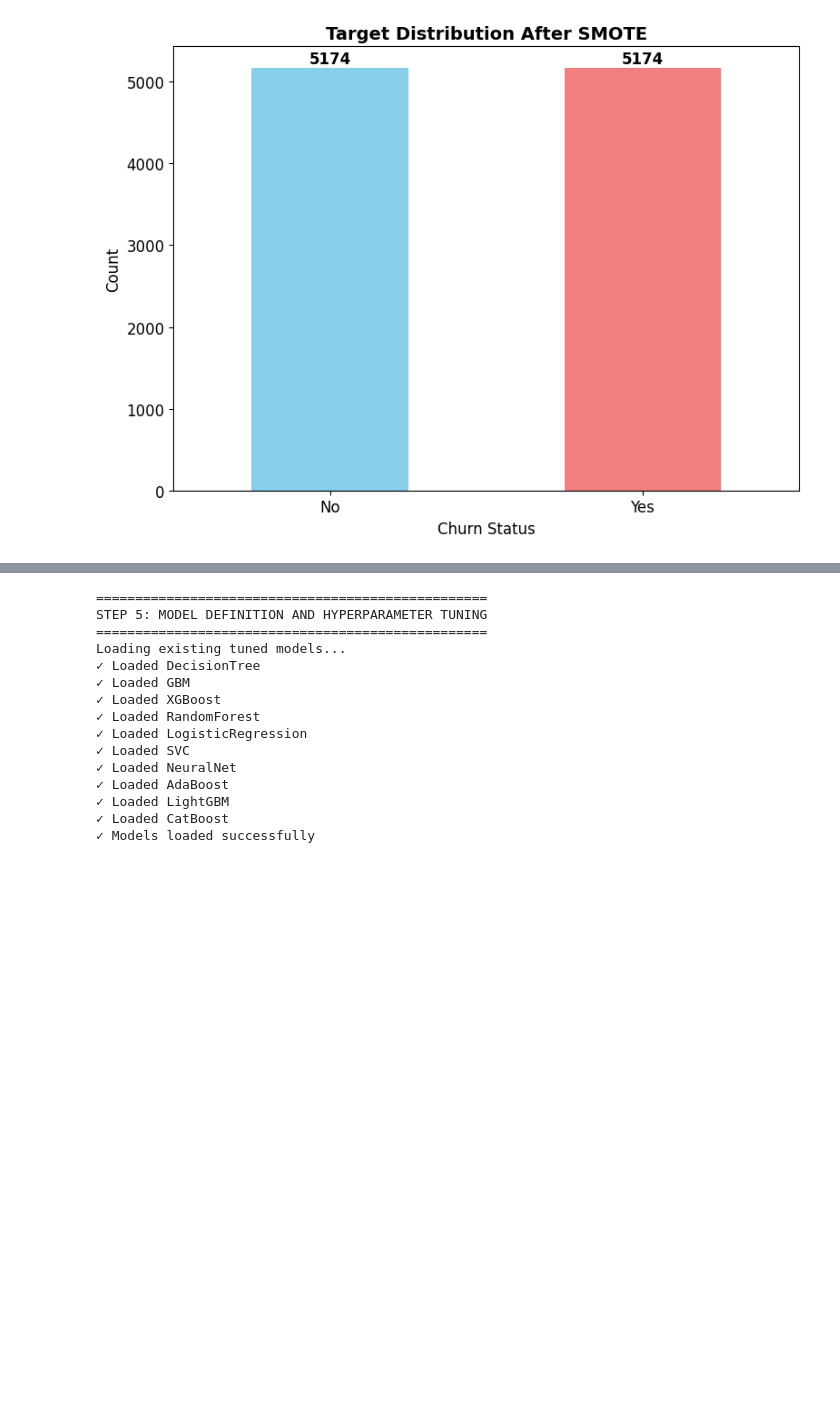
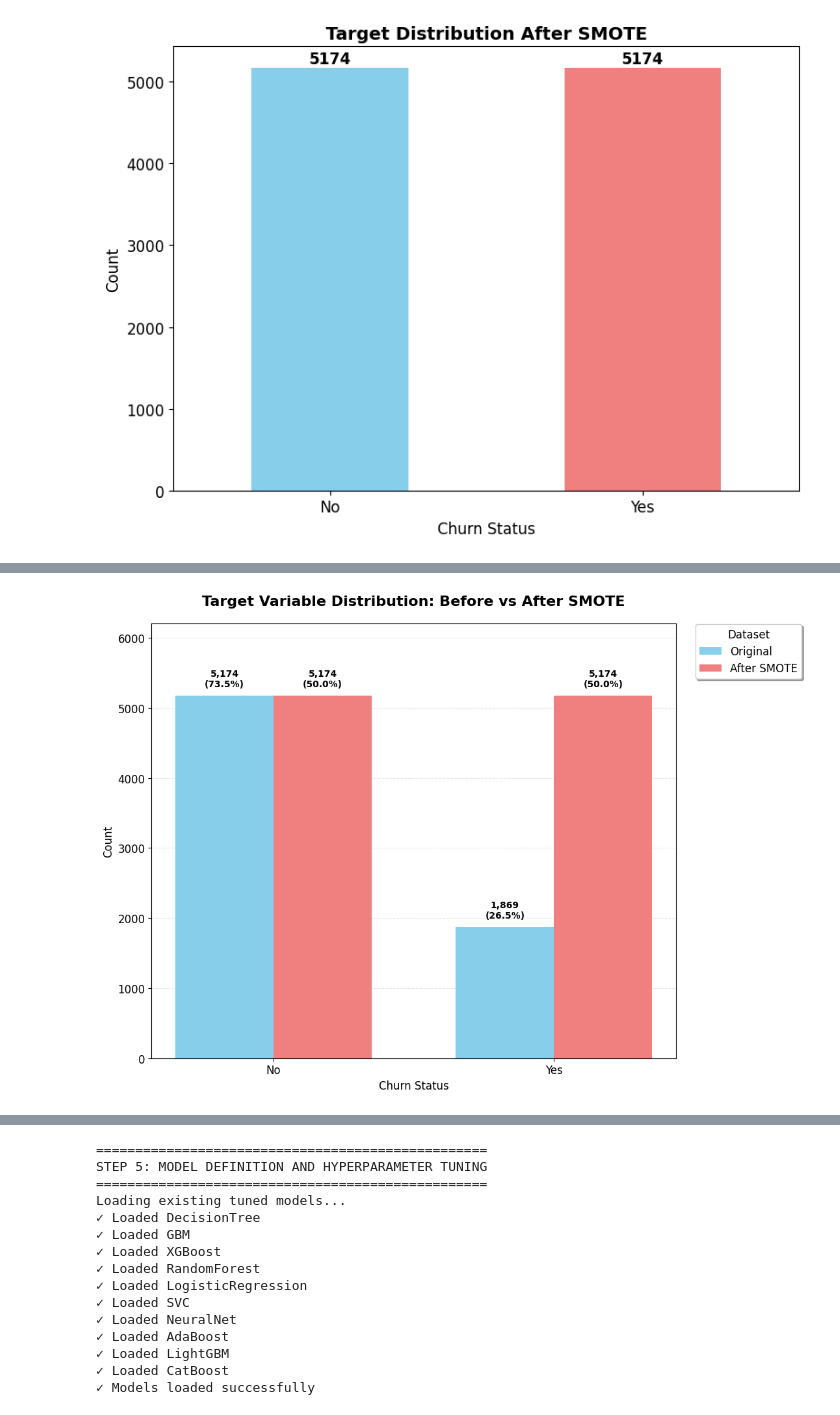
Before and after one commit to koriebruh/CHURN-JOURNAL, a Jupyter notebook: wwwNofel.ipynb, the cells around one changed output, grey strips where cells are left out. Cells and saved outputs as stored; diff of their text form; code cells hidden in the pictures; blank space fills up the shorter version.

```diff
--- a/wwwNofel.ipynb
+++ b/wwwNofel.ipynb
@@ -414,3 +461,97 @@ Target Variable Distribution After SMOTE:
 - No: 5174 (50.00%)
 - Yes: 5174 (50.00%)
 [figure]
+# %%
+# === STEP 4.4: COMPARISON BEFORE AND AFTER SMOTE ===
+print("\n" + "="*50)
+print("STEP 4.4: COMPARISON BEFORE AND AFTER SMOTE")
+print("="*50)
+
+# Hitung distribusi sebelum SMOTE
+original_target_dist = df['Churn'].value_counts()
+original_counts = original_target_dist.reindex(['No', 'Yes']).fillna(0)
+
+# Hitung distribusi setelah SMOTE
+y_res_labels = pd.Series(['No' if x == 0 else 'Yes' for x in y_res])
+smote_target_dist = y_res_labels.value_counts()
+smote_counts = smote_target_dist.reindex(['No', 'Yes']).fillna(0)
+
+# Gabungkan dalam satu DataFrame
+comparison_df = pd.DataFrame({
+    'Original': original_counts,
+    'After SMOTE': smote_counts
+})
+
+# Hitung persentase untuk setiap dataset
+original_percentages = (original_counts / original_counts.sum()) * 100
+smote_percentages = (smote_counts / smote_counts.sum()) * 100
+
+# Visualisasi side-by-side bar plot
+import matplotlib.pyplot as plt
+
+bar_width = 0.35
+index = range(len(comparison_df))
+
+fig, ax = plt.subplots(figsize=(12, 8))  # Perbesar figsize lebih banyak
+
+bars1 = ax.bar([i - bar_width / 2 for i in index], comparison_df['Original'],
+               width=bar_width, label='Original', color='skyblue')
+bars2 = ax.bar([i + bar_width / 2 for i in index], comparison_df['After SMOTE'],
+               width=bar_width, label='After SMOTE', color='lightcoral')
+
+# Tambahkan label dan judul
+ax.set_title('Target Variable Distribution: Before vs After SMOTE', fontsize=16, fontweight='bold', pad=20)
+ax.set_xlabel('Churn Status', fontsize=12)
+ax.set_ylabel('Count', fontsize=12)
+ax.set_xticks(index)
+ax.set_xticklabels(comparison_df.index)
+
+# Taruh legend di LUAR plot, sebelah kanan bawah
+ax.legend(title='Dataset', loc='lower right', bbox_to_anchor=(1.25, 0.86),
+          frameon=True, fancybox=True, shadow=True)
+
+# Tambahkan label angka dan persentase di atas setiap bar
+for i, (bar_group, percentages) in enumerate([(bars1, original_percentages), (bars2, smote_percentages)]):
+    for j, bar in enumerate(bar_group):
+        height = bar.get_height()
+        category = comparison_df.index[j]
+        percentage = percentages[category]
+
+        # Format label dengan angka dan persentase
+        label = f'{int(height):,}\n({percentage:.1f}%)'
+
+        ax.annotate(label,
+                    xy=(bar.get_x() + bar.get_width() / 2, height),
+                    xytext=(0, 8),  # Tambah jarak dari bar
+                    textcoords='offset points',
+                    ha='center', va='bottom', fontsize=10, fontweight='bold')
+
+# Atur grid untuk memudahkan pembacaan
+ax.grid(True, axis='y', alpha=0.3, linestyle='--')
+ax.set_axisbelow(True)
+
+# Atur margin y-axis agar label di atas bar tidak terpotong
+ax.set_ylim(0, max(comparison_df.max()) * 1.2)  # Tambah margin lebih untuk 2 baris label
+
+# Simpan gambar dan tampilkan
+plt.tight_layout()
+plt.subplots_adjust(right=0.75)  # Beri ruang lebih untuk legend di luar
+plt.savefig(f"{OUTPUT_DIR}/plots/comparison_target_distribution_smote.png", dpi=300, bbox_inches='tight')
+plt.show()
+
+# Cetak summary untuk informasi tambahan
+print("\nSummary:")
+print(f"Original dataset total: {original_counts.sum():,}")
+print(f"After SMOTE dataset total: {smote_counts.sum():,}")
+print(f"Increase in dataset size: {smote_counts.sum() - original_counts.sum():,} ({((smote_counts.sum() / original_counts.sum()) - 1) * 100:.1f}%)")
+print(f"Balance ratio after SMOTE: {smote_counts['Yes'] / smote_counts['No']:.2f}")
+
+# Cetak detail persentase
+print("\nDetailed Percentages:")
+print("Original Distribution:")
+for category in original_counts.index:
+    print(f"  {category}: {original_counts[category]:,} ({original_percentages[category]:.1f}%)")
+print("After SMOTE Distribution:")
+for category in smote_counts.index:
+    print(f"  {category}: {smote_counts[category]:,} ({smote_percentages[category]:.1f}%)")
+# %% [output]
@@ -416,0 +561 @@ Target Variable Distribution After SMOTE:
+[figure, added]
```
Also changed, not shown: parts of 5 cells of this notebook, 12 other files.
